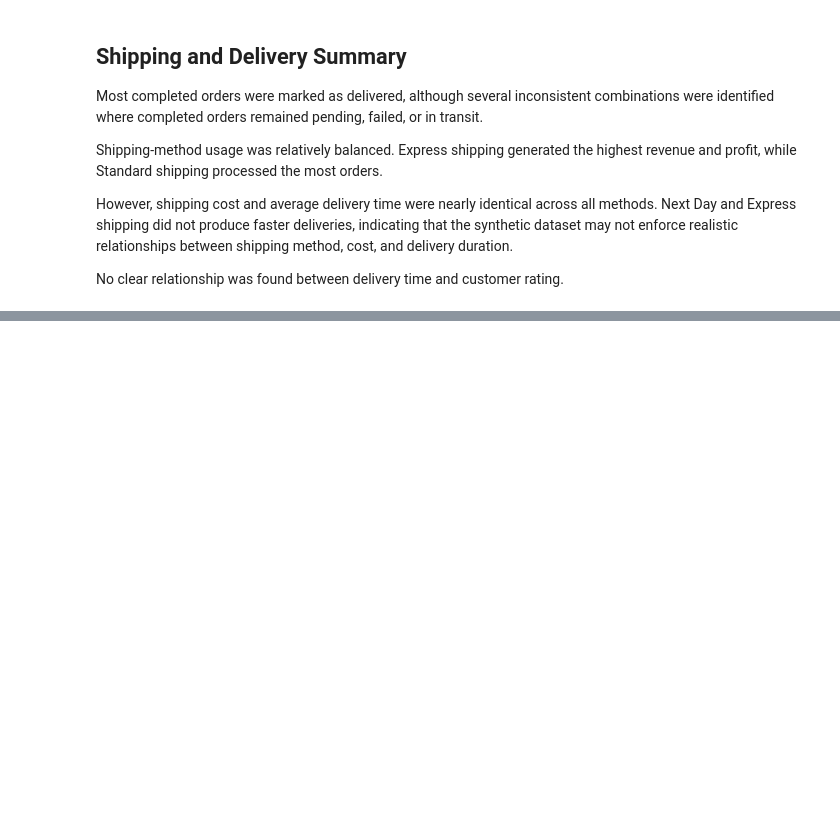
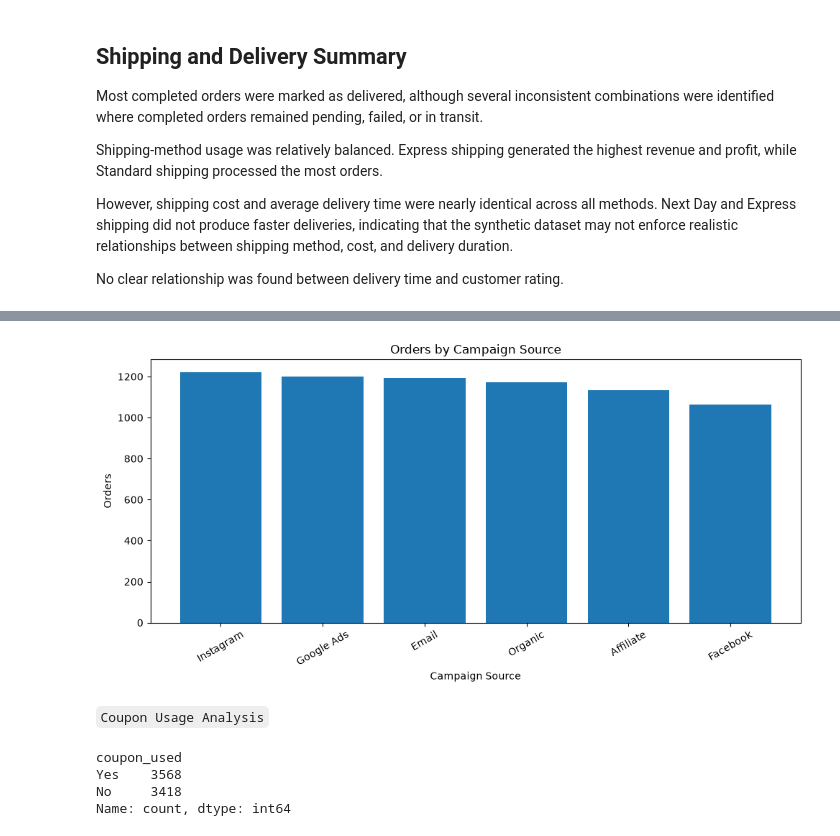
Before and after one commit to Suman-byte8/global-e-commerce-dataset-1M-records-2024-2026-analysis, a Jupyter notebook: notebooks/02_Exploratory_Data_Analysis.ipynb, the cells around one changed output, grey strips where cells are left out. Drawn from its saved outputs; the diff is of its cells as text; code cells hidden in the pictures; blank space fills up the shorter version.

````diff
--- a/notebooks/02_Exploratory_Data_Analysis.ipynb
+++ b/notebooks/02_Exploratory_Data_Analysis.ipynb
@@ -2123,0 +2228,9 @@ No clear relationship was found between delivery time and customer rating.
+# %%
+campaign_orders = (
+    completed_orders
+    .groupby("campaign_source")["order_id"]
+    .count()
+    .sort_values(ascending=False)
+)
+
+campaign_orders
@@ -2123,0 +2246,27 @@ No clear relationship was found between delivery time and customer rating.
+# %%
+plt.figure(figsize=(10,5))
+
+plt.bar(
+    campaign_orders.index,
+    campaign_orders.values
+)
+
+plt.title("Orders by Campaign Source")
+plt.xlabel("Campaign Source")
+plt.ylabel("Orders")
+plt.xticks(rotation=30)
+
+plt.tight_layout()
+plt.savefig("../images/campaign_orders.png")
+plt.show()
+# %% [output]
+[figure, added]
+# %% [markdown]
+```Coupon Usage Analysis```
+# %%
+completed_orders["coupon_used"].value_counts()
+# %% [output]
+coupon_used
+Yes    3568
+No     3418
+Name: count, dtype: int64
````
Also changed, not shown: parts of 30 cells of this notebook, 9 other files.
